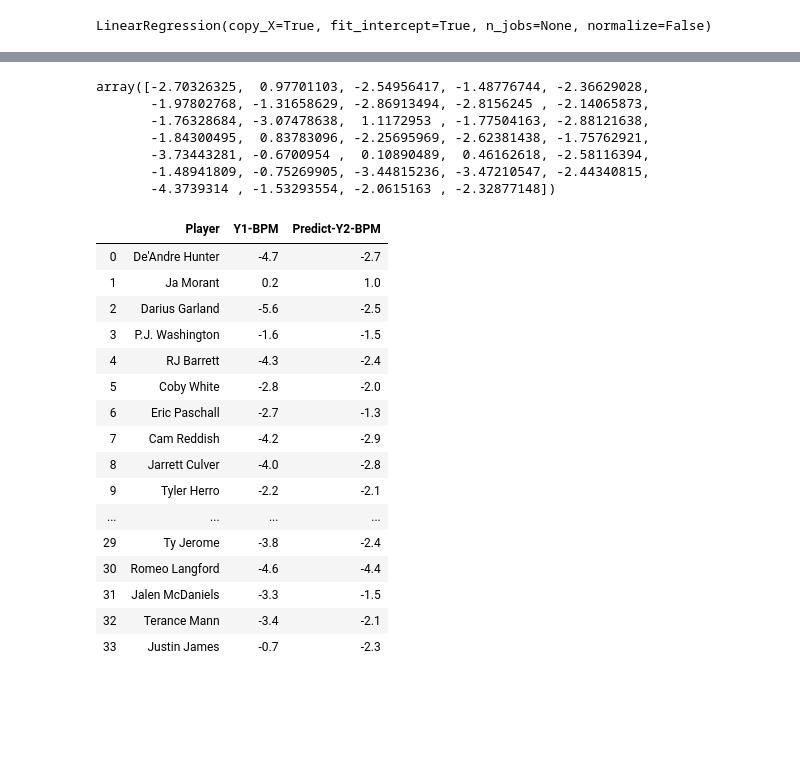
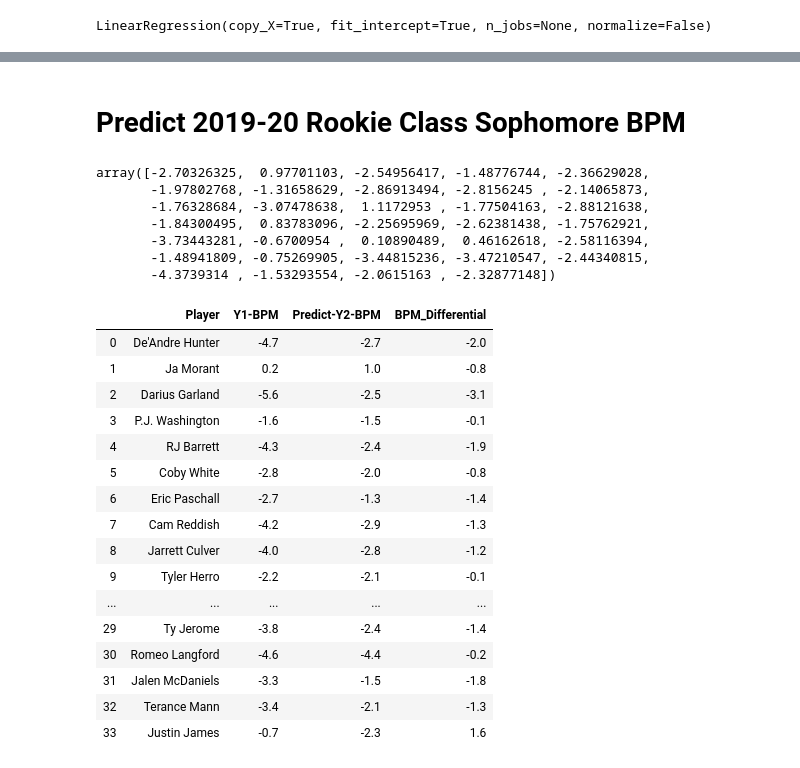
Before and after one commit to kaceyeggink/project_three, a Jupyter notebook: NBA_Rookie_Sophomore_Machine_Learning.ipynb, the cells around one changed output, grey strips where cells are left out. Cells and saved outputs as stored; diff of their text form; code cells hidden in the pictures; blank space fills up the shorter version.

```diff
--- a/NBA_Rookie_Sophomore_Machine_Learning.ipynb
+++ b/NBA_Rookie_Sophomore_Machine_Learning.ipynb
@@ -37,3 +42,5 @@ R-squared (R2 ): 0.26144699292223195
+# %% [markdown]
+# Predict 2019-20 Rookie Class Sophomore BPM
 # %%
 predict_df = pd.read_csv('Resources/current_rookies_test_data.csv')
 predict_df.dropna(inplace=True)
@@ -60,24 +67,26 @@ array([-2.70326325,  0.97701103, -2.54956417, -1.48776744, -2.36629028,
 # %%
 predict_df['Predict-Y2-BPM'] = y_pred2
 # %%
-predict_df_clean = predict_df.filter(['Player','Y1-BPM','Predict-Y2-BPM'])
+predict_df_clean = round(predict_df.filter(['Player','Y1-BPM','Predict-Y2-BPM']),1)
 
-predict_df_clean.round(1)
+predict_df_clean['BPM_Differential'] = round(predict_df_clean['Y1-BPM'].sub(predict_df_clean['Predict-Y2-BPM'], axis = 0),1)
+
+predict_df_clean
 # %% [output]
-|  | Player | Y1-BPM | Predict-Y2-BPM |
-| 0 | De'Andre Hunter | -4.7 | -2.7 |
-| 1 | Ja Morant | 0.2 | 1.0 |
-| 2 | Darius Garland | -5.6 | -2.5 |
-| 3 | P.J. Washington | -1.6 | -1.5 |
-| 4 | RJ Barrett | -4.3 | -2.4 |
-| 5 | Coby White | -2.8 | -2.0 |
-| 6 | Eric Paschall | -2.7 | -1.3 |
-| 7 | Cam Reddish | -4.2 | -2.9 |
-| 8 | Jarrett Culver | -4.0 | -2.8 |
-| 9 | Tyler Herro | -2.2 | -2.1 |
-| ... | ... | ... | ... |
-| 29 | Ty Jerome | -3.8 | -2.4 |
-| 30 | Romeo Langford | -4.6 | -4.4 |
-| 31 | Jalen McDaniels | -3.3 | -1.5 |
-| 32 | Terance Mann | -3.4 | -2.1 |
-| 33 | Justin James | -0.7 | -2.3 |
+|  | Player | Y1-BPM | Predict-Y2-BPM | BPM_Differential |
+| 0 | De'Andre Hunter | -4.7 | -2.7 | -2.0 |
+| 1 | Ja Morant | 0.2 | 1.0 | -0.8 |
+| 2 | Darius Garland | -5.6 | -2.5 | -3.1 |
+| 3 | P.J. Washington | -1.6 | -1.5 | -0.1 |
+| 4 | RJ Barrett | -4.3 | -2.4 | -1.9 |
+| 5 | Coby White | -2.8 | -2.0 | -0.8 |
+| 6 | Eric Paschall | -2.7 | -1.3 | -1.4 |
+| 7 | Cam Reddish | -4.2 | -2.9 | -1.3 |
+| 8 | Jarrett Culver | -4.0 | -2.8 | -1.2 |
+| 9 | Tyler Herro | -2.2 | -2.1 | -0.1 |
+| ... | ... | ... | ... | ... |
+| 29 | Ty Jerome | -3.8 | -2.4 | -1.4 |
+| 30 | Romeo Langford | -4.6 | -4.4 | -0.2 |
+| 31 | Jalen McDaniels | -3.3 | -1.5 | -1.8 |
+| 32 | Terance Mann | -3.4 | -2.1 | -1.3 |
+| 33 | Justin James | -0.7 | -2.3 | 1.6 |
```
Also changed, not shown: parts of 6 cells of this notebook.
